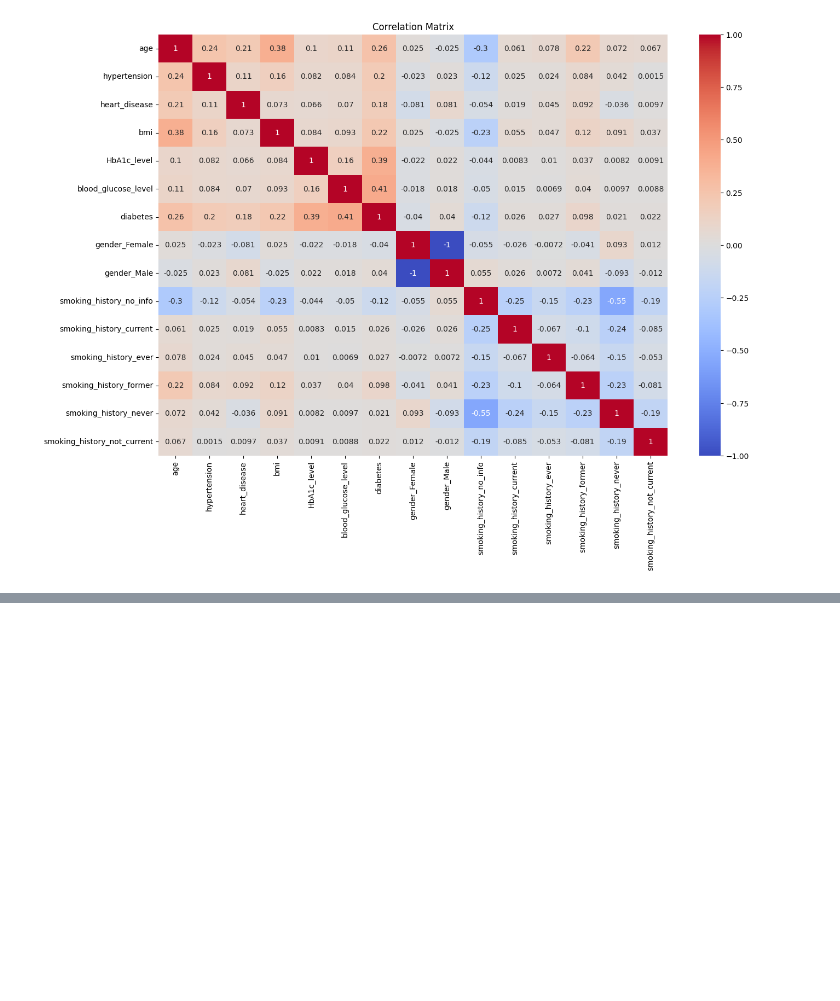
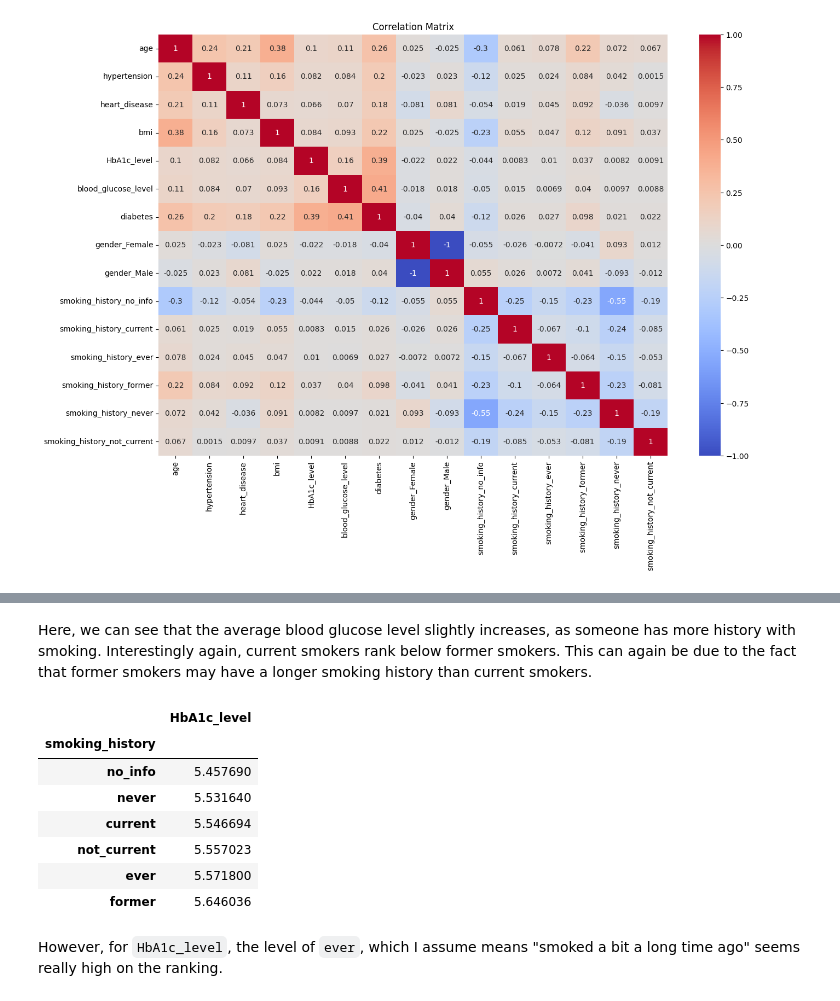
Before and after one commit to nemkin/matstat-diabetes, a Jupyter notebook: diabetes.ipynb, the cells around one changed output, grey strips where cells are left out. Drawn from its saved outputs; the diff is of its cells as text; code cells hidden in the pictures; blank space fills up the shorter version.

```diff
--- a/diabetes.ipynb
+++ b/diabetes.ipynb
@@ -510,0 +612,15 @@ plt.show()
+# %% [markdown]
+Here, we can see that the average blood glucose level slightly increases, as someone has more history with smoking. Interestingly again, current smokers rank below former smokers. This can again be due to the fact that former smokers may have a longer smoking history than current smokers.
+# %%
+df.groupby('smoking_history')[['HbA1c_level']].mean().sort_values('HbA1c_level')
+# %% [output]
+|  | HbA1c_level |
+| smoking_history |  |
+| no_info | 5.457690 |
+| never | 5.531640 |
+| current | 5.546694 |
+| not_current | 5.557023 |
+| ever | 5.571800 |
+| former | 5.646036 |
+# %% [markdown]
+However, for `HbA1c_level`, the level of `ever`, which I assume means "smoked a bit a long time ago" seems really high on the ranking.
```
Also changed, not shown: parts of 16 cells of this notebook.
